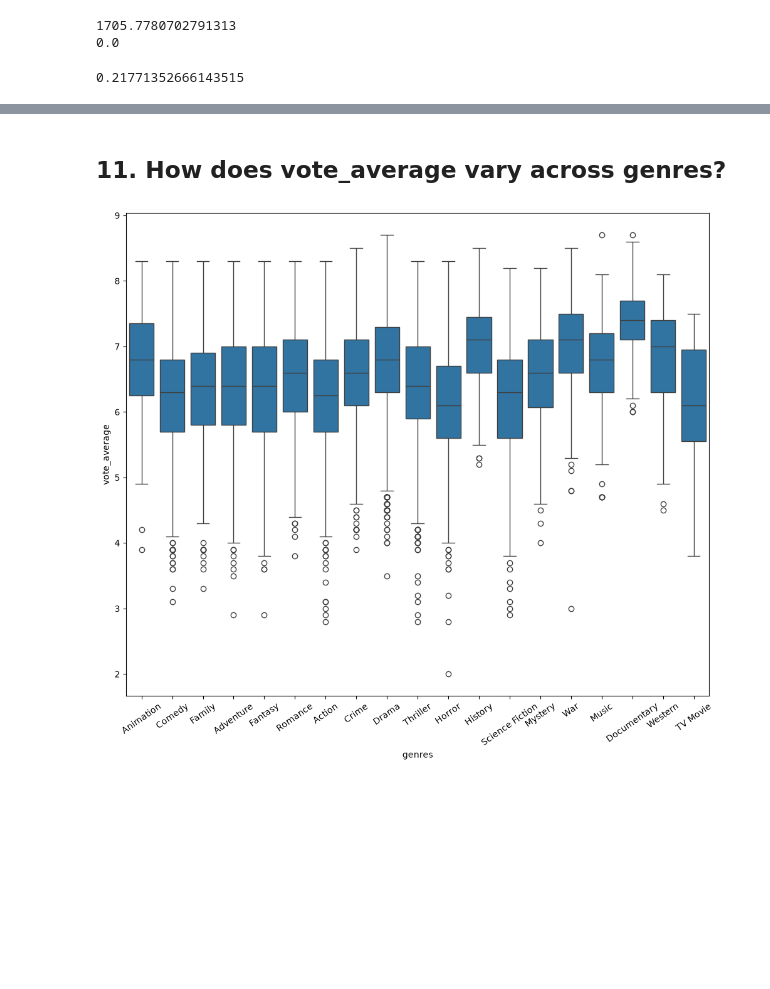
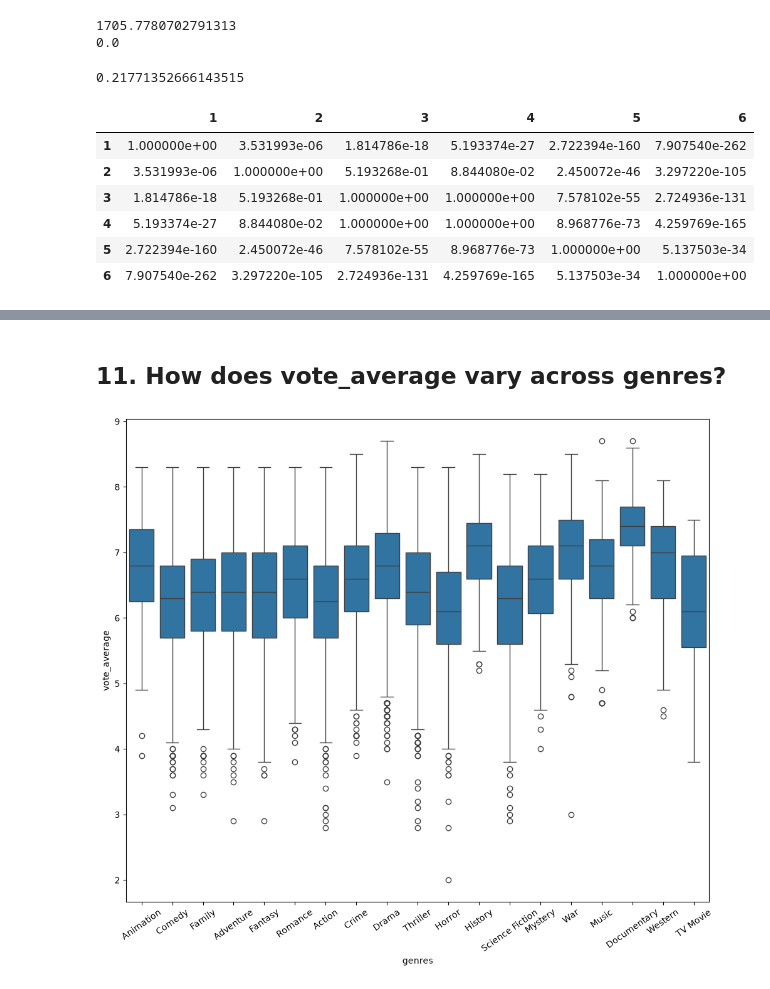
Before and after one commit to AlejandroBeldaFernandez/Movies_Recommendations, a Jupyter notebook: Movies_Recommendation.ipynb, the cells around one changed output, grey strips where cells are left out. Drawn from its saved outputs; the diff is of its cells as text; code cells hidden in the pictures; blank space fills up the shorter version.

Commit message:
Dunn added

```diff
--- a/Movies_Recommendation.ipynb
+++ b/Movies_Recommendation.ipynb
@@ -2236,4 +2291,15 @@ eta_squared = (H - k + 1) / (n - k)
 print(eta_squared)
 # %% [output]
 0.21771352666143515
+# %%
+dunn = sp.posthoc_dunn([other, seventy, eighty, ninety, zero, ten], p_adjust='bonferroni')
+dunn
+# %% [output]
+|  | 1 | 2 | 3 | 4 | 5 | 6 |
+| 1 | 1.000000e+00 | 3.531993e-06 | 1.814786e-18 | 5.193374e-27 | 2.722394e-160 | 7.907540e-262 |
+| 2 | 3.531993e-06 | 1.000000e+00 | 5.193268e-01 | 8.844080e-02 | 2.450072e-46 | 3.297220e-105 |
+| 3 | 1.814786e-18 | 5.193268e-01 | 1.000000e+00 | 1.000000e+00 | 7.578102e-55 | 2.724936e-131 |
+| 4 | 5.193374e-27 | 8.844080e-02 | 1.000000e+00 | 1.000000e+00 | 8.968776e-73 | 4.259769e-165 |
+| 5 | 2.722394e-160 | 2.450072e-46 | 7.578102e-55 | 8.968776e-73 | 1.000000e+00 | 5.137503e-34 |
+| 6 | 7.907540e-262 | 3.297220e-105 | 2.724936e-131 | 4.259769e-165 | 5.137503e-34 | 1.000000e+00 |
 # %% [markdown]
```
Also changed, not shown: parts of 6 cells of this notebook.
